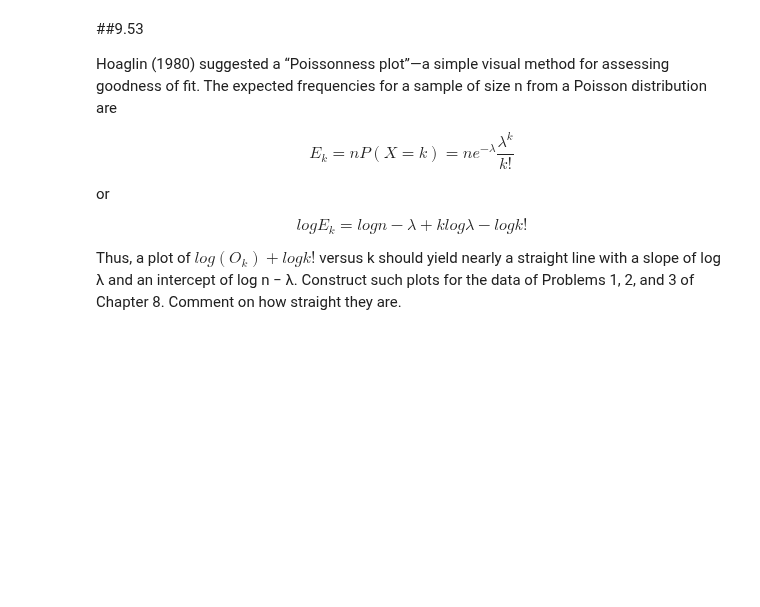
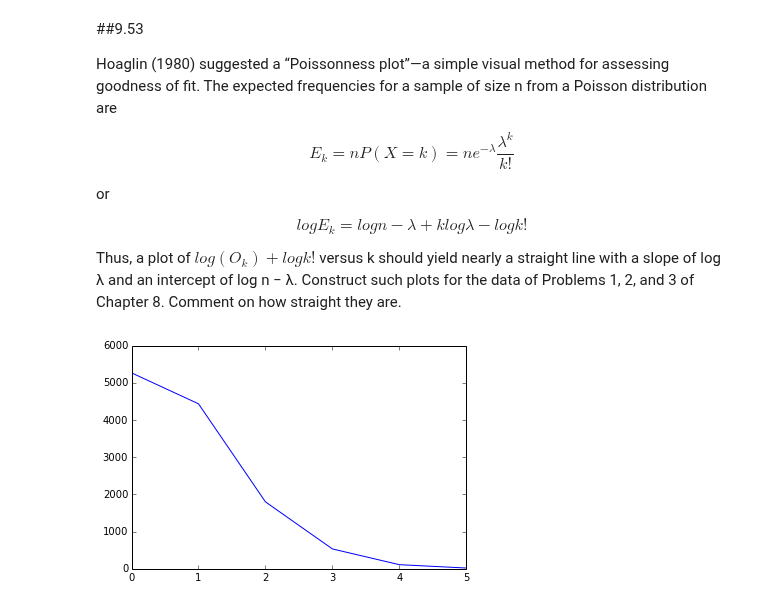
Before and after one commit to Chuphay/school, a Jupyter notebook: mStat2/Homework 3.ipynb, the cells around one changed output. Drawn from its saved outputs; the diff is of its cells as text; code cells hidden in the pictures; blank space fills up the shorter version.

```diff
--- a/mStat2/Homework 3.ipynb
+++ b/mStat2/Homework 3.ipynb
@@ -199,3 +241,9 @@ $$log E_k = log n − λ + k log λ − log k!$$
 Thus, a plot of $log(O_k ) + log k!$ versus k should yield nearly a straight line with
 a slope of log λ and an intercept of log n − λ. Construct such plots for the data
 of Problems 1, 2, and 3 of Chapter 8. Comment on how straight they are.
+# %%
+problem_1_observed = array([5267,4436,1800,534,111,21])
+problem_1_k = array(range(6))
+plot(problem_1_k, problem_1_observed);
+# %% [output]
+[figure, added]
```
Also changed, not shown: parts of 12 cells of this notebook.
